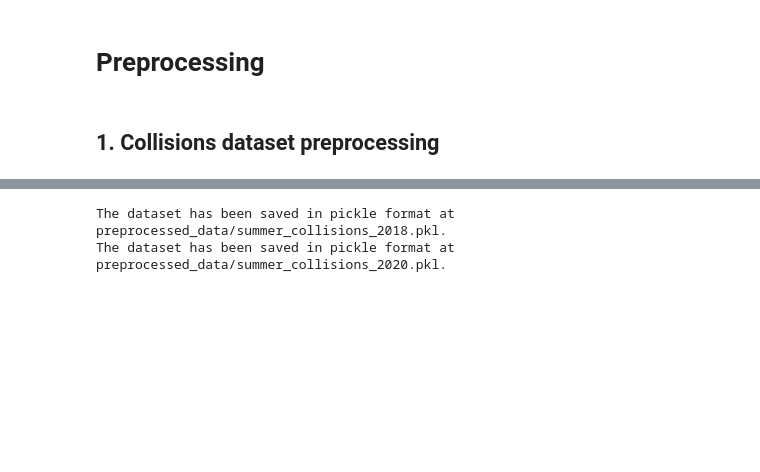
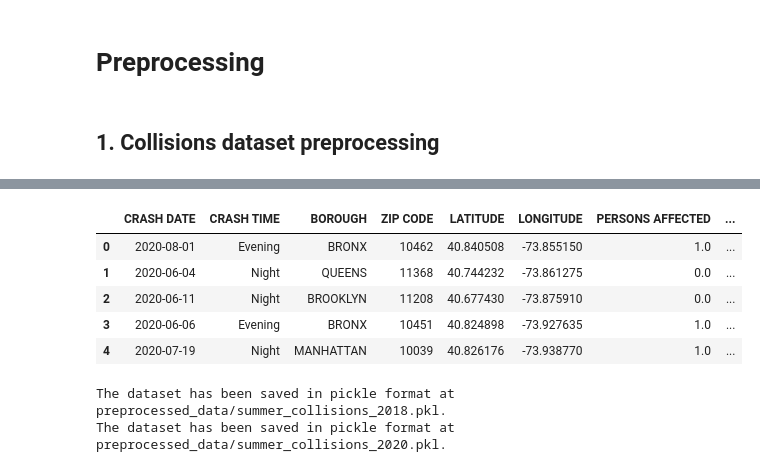
Before and after one commit to lluc-palou/vi, a Jupyter notebook: Project I/preprocessing.ipynb, the cells around one changed output, grey strips where cells are left out. Saved outputs shown, nothing was run; the diff lists cells and outputs as text; code cells hidden in the pictures; blank space fills up the shorter version.

```diff
--- a/Project I/preprocessing.ipynb
+++ b/Project I/preprocessing.ipynb
@@ -94,7 +125,7 @@ def manage_missing_values(summer_collisions):
     summer_collisions = summer_collisions.replace('Unspecified', np.nan)
 
     # Drops rows with missing values in categories time_columns, coordinates.
-    summer_collisions = summer_collisions.dropna(subset=time_columns, how='any')
+    summer_collisions = summer_collisions.dropna(subset=id_columns, how='any')
     summer_collisions = summer_collisions.dropna(subset=coordinates, how='any')
 
     # Drops rows with missing values in vehicle_type where at least two types are specified.
@@ -123,3 +190,18 @@ summer_collisions_2020 = encode_vehicle_types(summer_collisions_2020, vehicle_ty
+# %%
+def process_vehicle_types(summer_collisions):
+    """
+        Adds acolumn called 'VEHICLE TYPE' concatenating all vehicle type columns for each entry.
+    """
+    # Concatenate values of columns 6 to 11 into a single column while excluding NaN values.
+    summer_collisions['VEHICLE TYPE'] = summer_collisions.iloc[:, 6:11].apply(lambda row: [value for value in row.tolist() if not pd.isnull(value)], axis=1)
+
+    # Drop the original vehicle type code columns.
+    summer_collisions = summer_collisions.drop(columns=['VEHICLE TYPE CODE 1', 'VEHICLE TYPE CODE 2', 'VEHICLE TYPE CODE 3', 'VEHICLE TYPE CODE 4', 'VEHICLE TYPE CODE 5'])
+
+    return summer_collisions
+
+summer_collisions_2018 = process_vehicle_types(summer_collisions_2018)
+summer_collisions_2020 = process_vehicle_types(summer_collisions_2020)
 # %%
 def add_daytype(summer_collisions):
     """
@@ -153,6 +235,20 @@ covid_threshold_date = pd.to_datetime('2020-03-15')
 # Adds the COVID-19 restriction column into both summer_collisions_2018 and summer_collisions_2020.
 summer_collisions_2018 = add_covid_restrictions(summer_collisions_2018, covid_threshold_date)
 summer_collisions_2020 = add_covid_restrictions(summer_collisions_2020, covid_threshold_date)
+# %%
+def add_year_column(summer_collisions):
+    """
+        Adds a column specifying the year of the collision.
+    """
+
+    # Converts the 'CRASH DATE' column to a datetime format.
+    collisions['CRASH DATE'] = pd.to_datetime(collisions['CRASH DATE'], format='%m/%d/%Y')
+    summer_collisions['YEAR'] = summer_collisions['CRASH DATE'].dt.year
+
+    return summer_collisions
+
+summer_collisions_2018 = add_year_column(summer_collisions_2018)
+summer_collisions_2020 = add_year_column(summer_collisions_2020)
 # %%
 # Changes data type of ZIP CODE column to integer.
 summer_collisions_2018['ZIP CODE'] = pd.to_numeric(summer_collisions_2018['ZIP CODE'], errors='coerce', downcast='integer')
@@ -166,3 +271,12 @@ summer_collisions_2020.reset_index(drop=True, inplace=True)
+# %%
+summer_collisions_2020.head()
+# %% [output]
+|  | CRASH DATE | CRASH TIME | BOROUGH | ZIP CODE | LATITUDE | LONGITUDE | PERSONS AFFECTED | ... |
+| 0 | 2020-08-01 | Evening | BRONX | 10462 | 40.840508 | -73.855150 | 1.0 | ... |
+| 1 | 2020-06-04 | Night | QUEENS | 11368 | 40.744232 | -73.861275 | 0.0 | ... |
+| 2 | 2020-06-11 | Night | BROOKLYN | 11208 | 40.677430 | -73.875910 | 0.0 | ... |
+| 3 | 2020-06-06 | Evening | BRONX | 10451 | 40.824898 | -73.927635 | 1.0 | ... |
+| 4 | 2020-07-19 | Night | MANHATTAN | 10039 | 40.826176 | -73.938770 | 1.0 | ... |
 # %%
 def save(data, file_path):
     """
```
Also changed, not shown: parts of 13 cells of this notebook.
